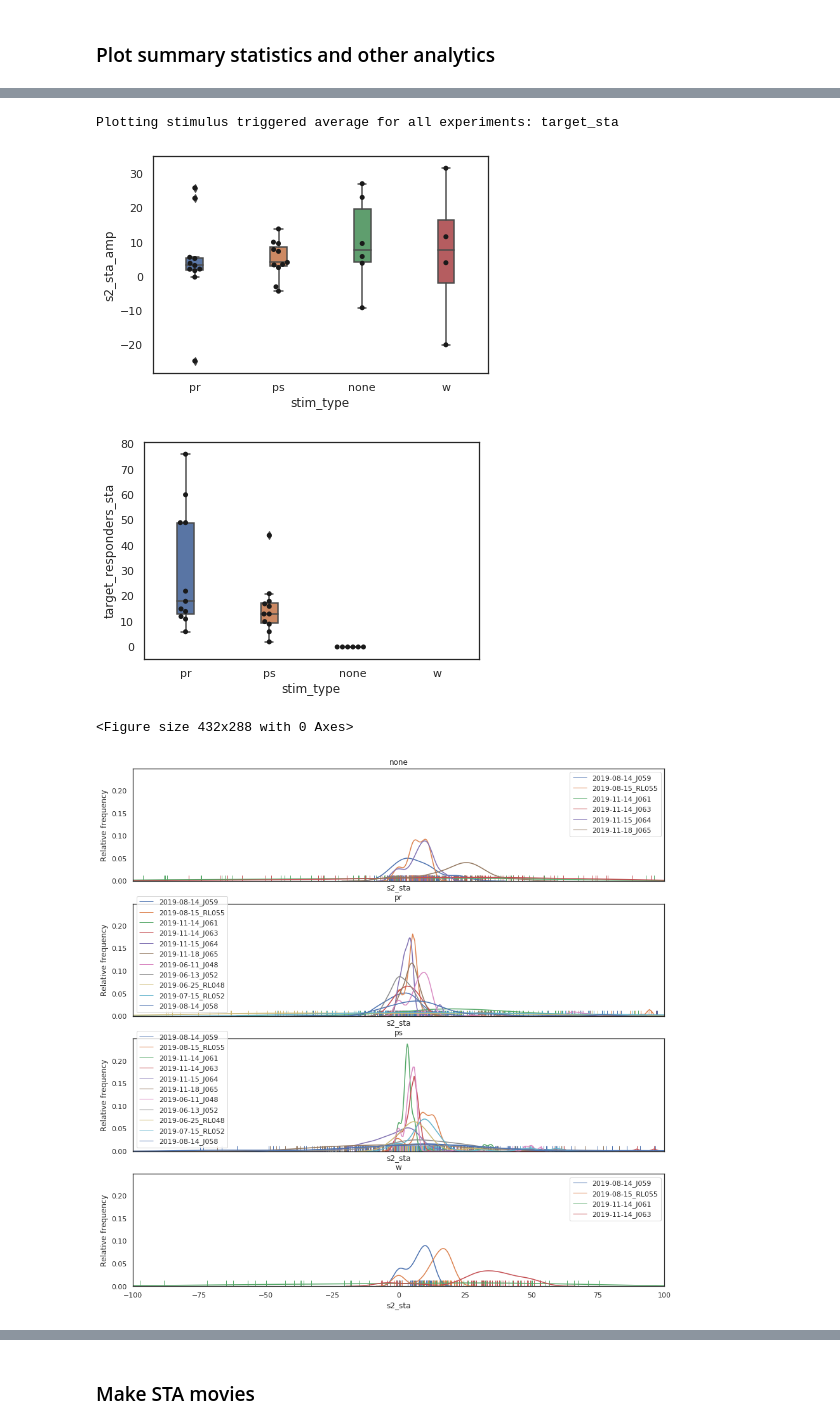
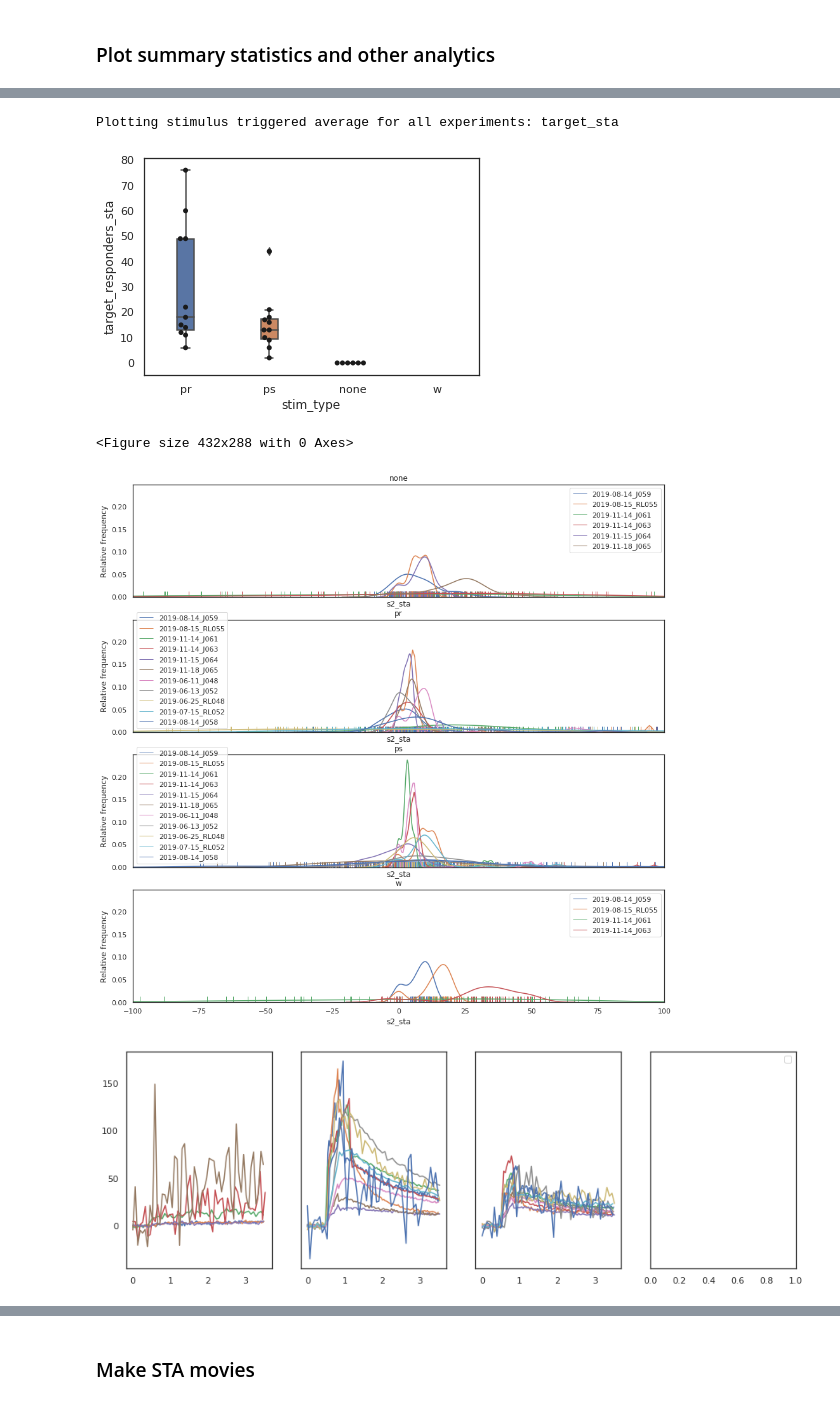
Before and after one commit to Packer-Lab/Vape, a Jupyter notebook: jupyter/rob/interareal_analysis.ipynb, the cells around one changed output, grey strips where cells are left out. Drawn from its saved outputs; the diff is of its cells as text; code cells hidden in the pictures.

```diff
--- a/jupyter/rob/interareal_analysis.ipynb
+++ b/jupyter/rob/interareal_analysis.ipynb
@@ -229,7 +210,8 @@ with open(master_path, 'rb') as f:
 # master_obj.boxplotSummaryStat('target_sta_amp')
 # plt.savefig(os.path.join(fig_save_path, 'target_sta_amp.svg'))
 # master_obj.boxplotSummaryStat('non_target_sta_amp')
-master_obj.boxplotSummaryStat('s2_sta_amp')
+# master_obj.boxplotSummaryStat('s2_sta_amp')
+# master_obj.boxplotSummaryStat('stim_freq')
 # master_obj.boxplotSummaryStat('positive_s2_responders_sta')
 master_obj.boxplotSummaryStat('target_responders_sta')
 # plt.savefig(os.path.join(fig_save_path, 'positive_s2_responders_sta.svg'))
@@ -256,8 +238,8 @@ master_obj.lineplotSTA('target_sta')
 # master_obj.scatterResponseSTA(['positive_s1_responders_sta', 'positive_s2_responders_sta'], proportion=True)
 
 # Plot all responders per trial (> 2 S.D. of baseline)
-# master_obj.scatterResponseTrial(['target_responders_trial', 'positive_s2_responders_trial'], proportion=True)
-# master_obj.scatterResponseTrial(['target_responders_trial', 'positive_s2_responders_trial'])
+# master_obj.scatterResponseTrial(['target_responders_trial_sum', 'positive_s2_responders_trial'], proportion=True)
+# master_obj.scatterResponseTrial(['target_responders_trial_sum', 'positive_s2_responders_trial'])
 # master_obj.scatterResponseTrial(['positive_s1_responders_trial', 'positive_s2_responders_trial'], proportion=True)
 # master_obj.scatterResponseTrial(['positive_s1_responders_trial', 'positive_s2_responders_trial'])
 # %% [output]
@@ -265,8 +246,8 @@ Plotting summary statistic for all experiments: s2_sta_amp
 Plotting summary statistic for all experiments: target_responders_sta
 Plotting summary statistic for all experiments: s2_sta
 No handles with labels found to put in legend.
 Plotting stimulus triggered average for all experiments: target_sta
-[figure, old version]
+[figure, new version]
+<Figure size 432x288 with 0 Axes>
-[figure, old version]
+[figure, new version]
-<Figure size 432x288 with 0 Axes>
-[figure, old version]
+[figure, new version]
```
Also changed, not shown: parts of 23 cells of this notebook, 2 other files.
